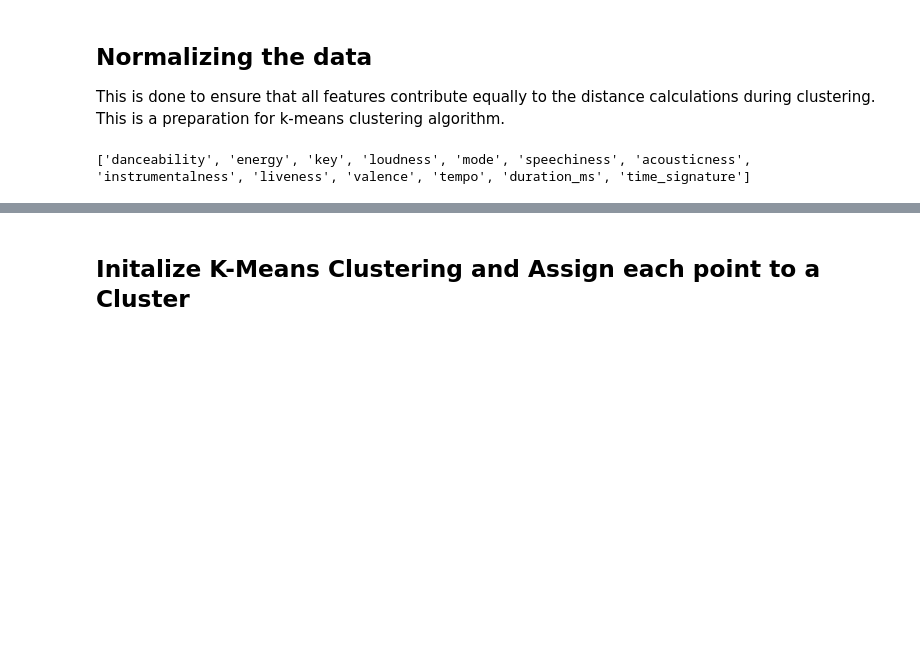
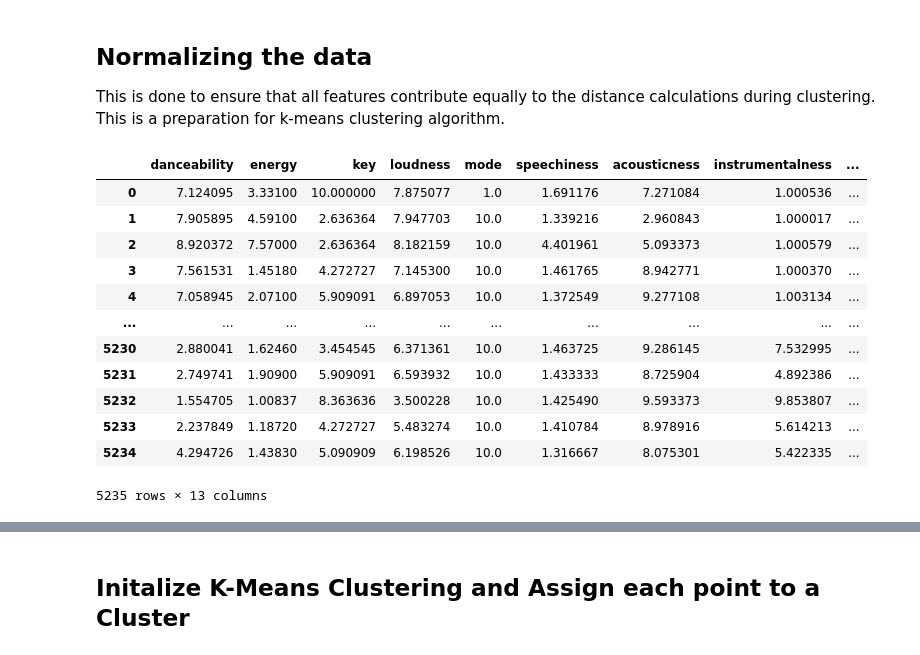
Before and after one commit to Titaniel3/ASDA_2025_Group_1_Portfolio_new, a Jupyter notebook: notebooks/week_11_group_1_notebook.ipynb, the cells around one changed output, grey strips where cells are left out. Saved outputs shown, nothing was run; the diff lists cells and outputs as text; code cells hidden in the pictures; blank space fills up the shorter version.

```diff
--- a/notebooks/week_11_group_1_notebook.ipynb
+++ b/notebooks/week_11_group_1_notebook.ipynb
@@ -58,10 +63,6 @@ X = X.dropna(axis=0)
 # %% [markdown]
 ## Normalizing the data
 This is done to ensure that all features contribute equally to the distance calculations during clustering. This is a preparation for k-means clustering algorithm.
-# %%
-print(X.columns.tolist())
-# %% [output]
-['danceability', 'energy', 'key', 'loudness', 'mode', 'speechiness', 'acousticness', 'instrumentalness', 'liveness', 'valence', 'tempo', 'duration_ms', 'time_signature']
 # %%
 mins = X.min()
 maxs = X.max()
@@ -69,6 +70,22 @@ maxs = X.max()
 # Min-Max normalization
 # Formula: (value - min) / (max - min)
 X_normalized = (X - mins) / (maxs - mins)* 9 + 1
+# %%
+X_normalized
+# %% [output]
+|  | danceability | energy | key | loudness | mode | speechiness | acousticness | instrumentalness | ... |
+| 0 | 7.124095 | 3.33100 | 10.000000 | 7.875077 | 1.0 | 1.691176 | 7.271084 | 1.000536 | ... |
+| 1 | 7.905895 | 4.59100 | 2.636364 | 7.947703 | 10.0 | 1.339216 | 2.960843 | 1.000017 | ... |
+| 2 | 8.920372 | 7.57000 | 2.636364 | 8.182159 | 10.0 | 4.401961 | 5.093373 | 1.000579 | ... |
+| 3 | 7.561531 | 1.45180 | 4.272727 | 7.145300 | 10.0 | 1.461765 | 8.942771 | 1.000370 | ... |
+| 4 | 7.058945 | 2.07100 | 5.909091 | 6.897053 | 10.0 | 1.372549 | 9.277108 | 1.003134 | ... |
+| ... | ... | ... | ... | ... | ... | ... | ... | ... | ... |
+| 5230 | 2.880041 | 1.62460 | 3.454545 | 6.371361 | 10.0 | 1.463725 | 9.286145 | 7.532995 | ... |
+| 5231 | 2.749741 | 1.90900 | 5.909091 | 6.593932 | 10.0 | 1.433333 | 8.725904 | 4.892386 | ... |
+| 5232 | 1.554705 | 1.00837 | 8.363636 | 3.500228 | 10.0 | 1.425490 | 9.593373 | 9.853807 | ... |
+| 5233 | 2.237849 | 1.18720 | 4.272727 | 5.483274 | 10.0 | 1.410784 | 8.978916 | 5.614213 | ... |
+| 5234 | 4.294726 | 1.43830 | 5.090909 | 6.198526 | 10.0 | 1.316667 | 8.075301 | 5.422335 | ... |
+5235 rows × 13 columns
 # %%
 X_normalized.describe()
 # %% [output]
```
Also changed, not shown: parts of 13 cells of this notebook.
